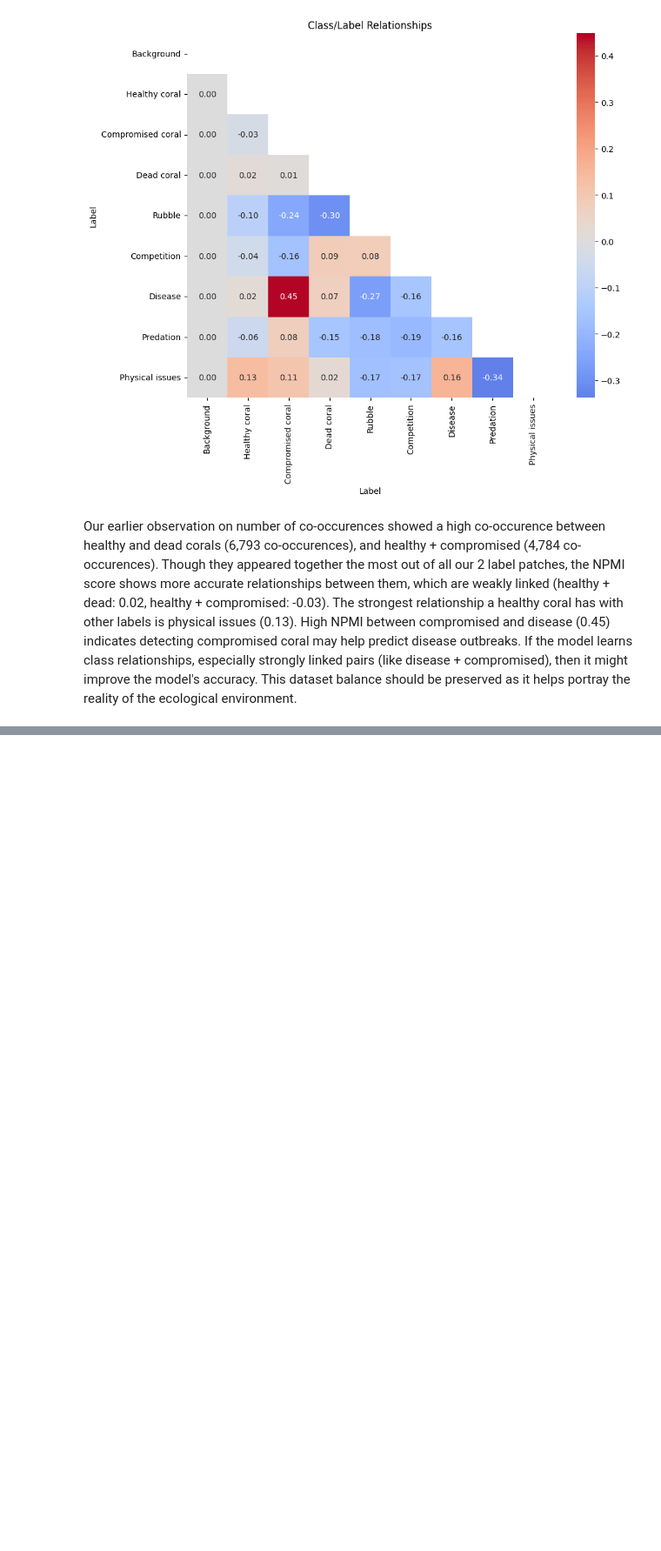
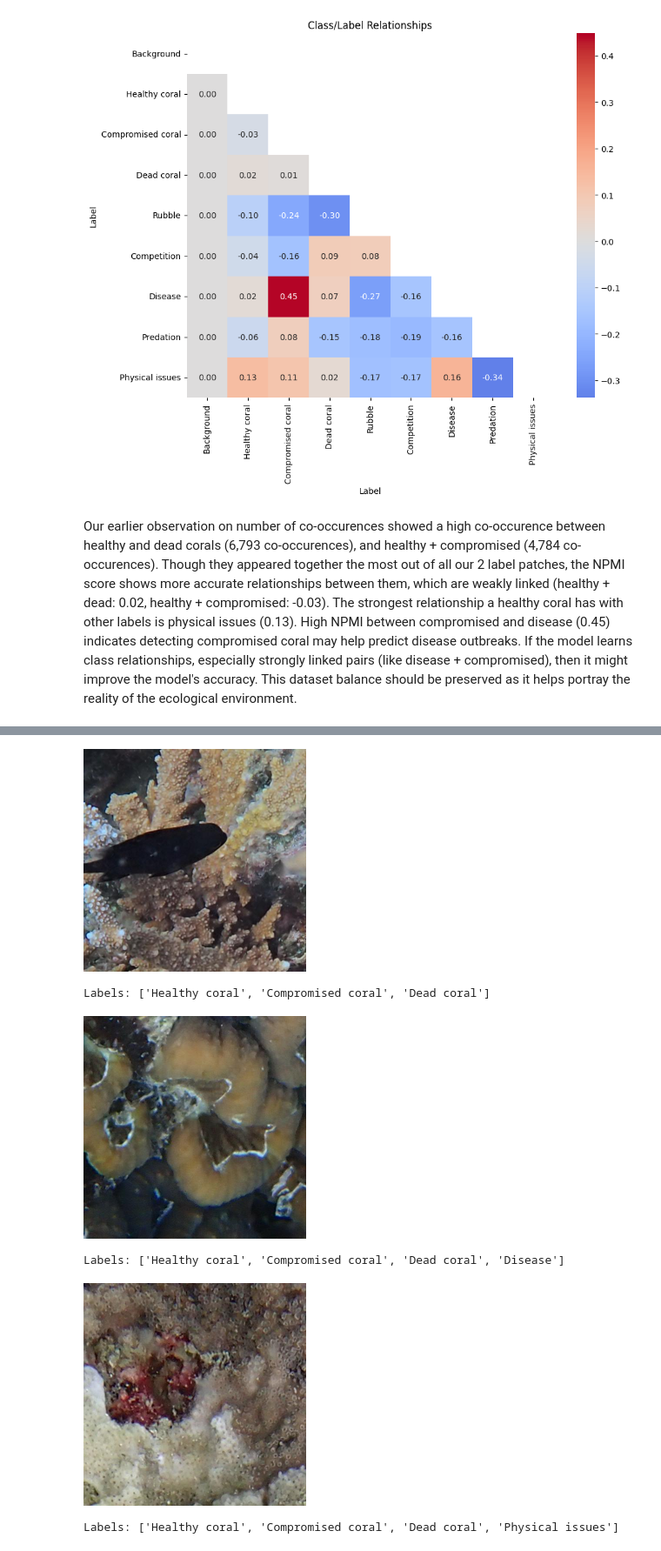
Before and after one commit to sarakabariti/coral_reef_monitoring_duplicate, a Jupyter notebook: notebooks/coral_condition_exploration.ipynb, the cells around one changed output, grey strips where cells are left out. Shown: that part at 87% size. Drawn from its saved outputs; the diff is of its cells as text; code cells hidden in the pictures; blank space fills up the shorter version.

```diff
--- a/notebooks/coral_condition_exploration.ipynb
+++ b/notebooks/coral_condition_exploration.ipynb
@@ -461,0 +501,16 @@ def multi_label_npmi(context_labels: list, target_label):
+# %%
+# Visualize some of the images
+sample = annotations[annotations['label_list'].apply(
+    lambda x: {1, 2, 3}.issubset(x)  # Healthy+Compromised+Dead
+)].sample(3)
+for _, row in sample.iterrows():
+    img = dataset.get_image(row['patchid'])
+    display(img.resize((256, 256)))
+    print("Labels:", [labelset.loc[l, 'label_name'] for l in row['label_list']])
+# %% [output]
+[figure, added]
+Labels: ['Healthy coral', 'Compromised coral', 'Dead coral']
+[figure, added]
+Labels: ['Healthy coral', 'Compromised coral', 'Dead coral', 'Disease']
+[figure, added]
+Labels: ['Healthy coral', 'Compromised coral', 'Dead coral', 'Physical issues']
```
Also changed, not shown: parts of 11 cells of this notebook, 1 other file.
